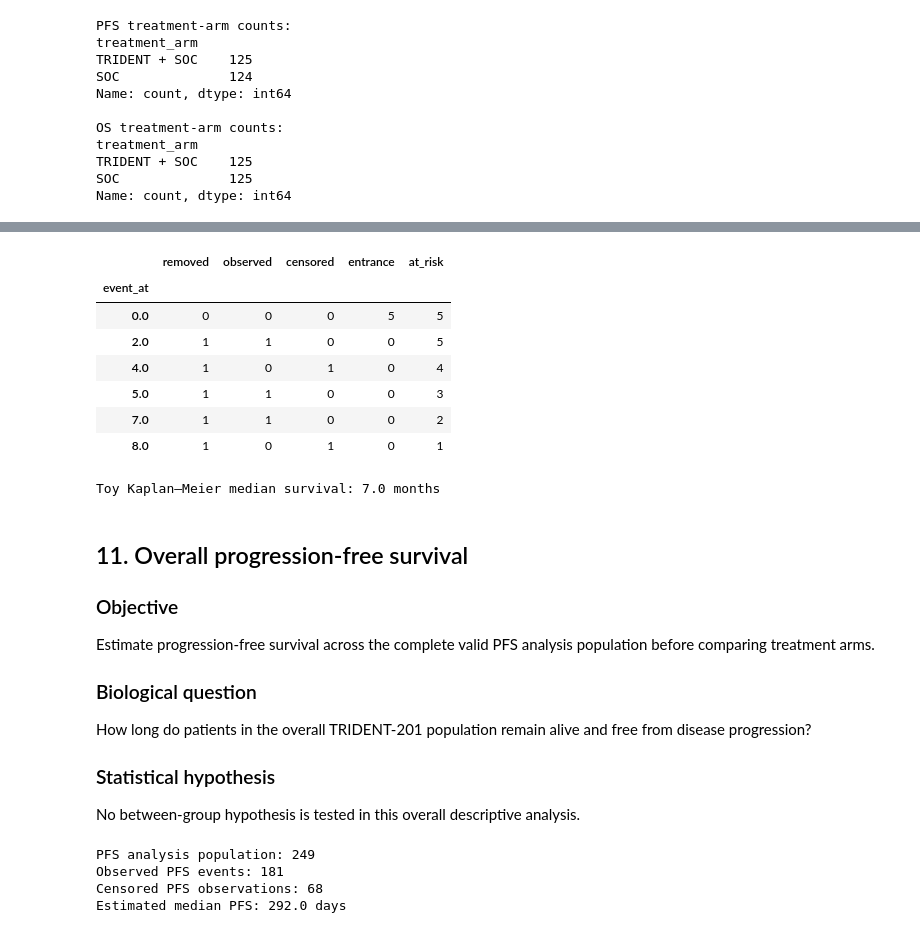
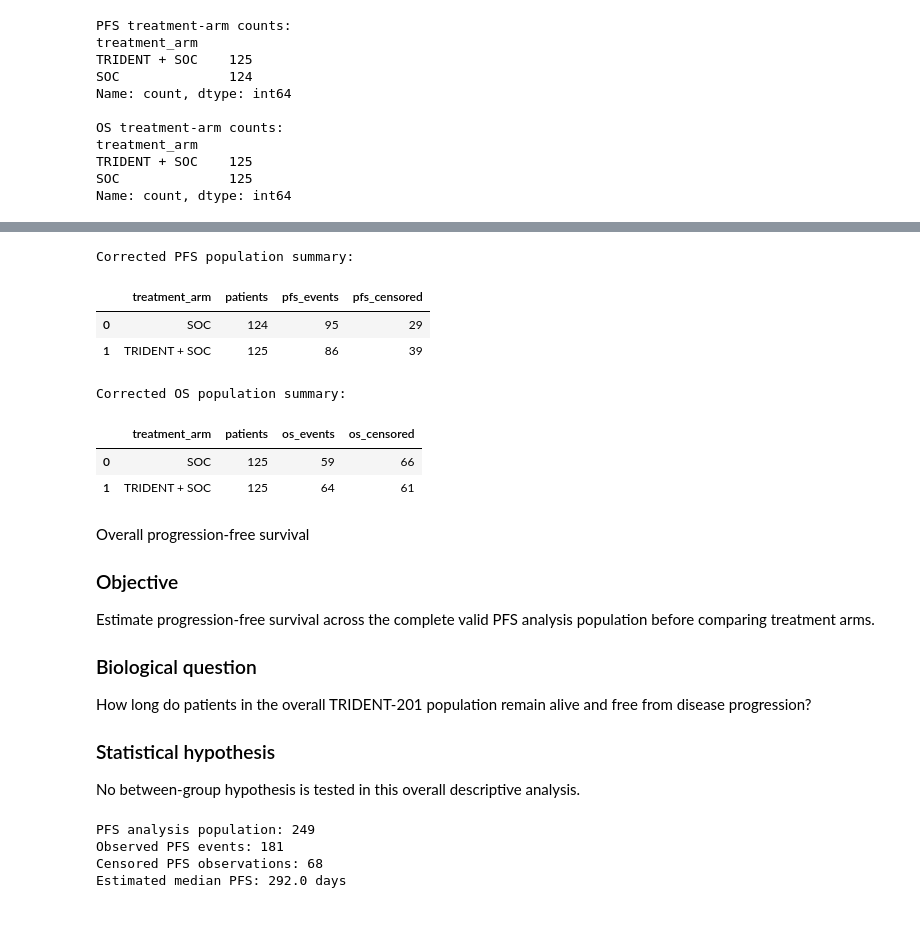
Before and after one commit to GoncaBulbulS/TRIDENT-201-translational-analysis, a Jupyter notebook: notebooks/06_survival_analysis.ipynb, the cells around one changed output, grey strips where cells are left out. Cells and saved outputs as stored; diff of their text form; code cells hidden in the pictures.

```diff
--- a/notebooks/06_survival_analysis.ipynb
+++ b/notebooks/06_survival_analysis.ipynb
@@ -587,33 +453,46 @@ Kaplan–Meier survival estimates:
-# %%
-# Objective: Inspect the risk sets, events, and censoring used in the toy estimate.
-
-# Display the internal event table created by KaplanMeierFitter.
-toy_event_table = toy_km.event_table.copy()
-
-display(toy_event_table)
-# %% [output]
-|  | removed | observed | censored | entrance | at_risk |
-| event_at |  |  |  |  |  |
-| 0.0 | 0 | 0 | 0 | 5 | 5 |
-| 2.0 | 1 | 1 | 0 | 0 | 5 |
-| 4.0 | 1 | 0 | 1 | 0 | 4 |
-| 5.0 | 1 | 1 | 0 | 0 | 3 |
-| 7.0 | 1 | 1 | 0 | 0 | 2 |
-| 8.0 | 1 | 0 | 1 | 0 | 1 |
-# %%
-# Objective: Retrieve the Kaplan–Meier median survival time for the toy example.
-
-toy_median_survival = toy_km.median_survival_time_
-
-print(
-    "Toy Kaplan–Meier median survival:",
-    toy_median_survival,
-    "months"
-)
-# %% [output]
-Toy Kaplan–Meier median survival: 7.0 months
+# %%
+# Objective: Recalculate PFS and OS event summaries after treatment-label standardization.
+
+# Recalculate the PFS population summary.
+pfs_population_summary = (
+    pfs_analysis_data
+    .groupby("treatment_arm")
+    .agg(
+        patients=("patient_id", "nunique"),
+        pfs_events=("pfs_event", "sum"),
+        pfs_censored=("pfs_event", lambda values: (values == 0).sum()),
+    )
+    .reset_index()
+)
+
+# Recalculate the OS population summary.
+os_population_summary = (
+    os_analysis_data
+    .groupby("treatment_arm")
+    .agg(
+        patients=("patient_id", "nunique"),
+        os_events=("os_event", "sum"),
+        os_censored=("os_event", lambda values: (values == 0).sum()),
+    )
+    .reset_index()
+)
+
+print("Corrected PFS population summary:")
+display(pfs_population_summary)
+
+print("\nCorrected OS population summary:")
+display(os_population_summary)
+# %% [output]
+Corrected PFS population summary:
+|  | treatment_arm | patients | pfs_events | pfs_censored |
+| 0 | SOC | 124 | 95 | 29 |
+| 1 | TRIDENT + SOC | 125 | 86 | 39 |
+Corrected OS population summary:
+|  | treatment_arm | patients | os_events | os_censored |
+| 0 | SOC | 125 | 59 | 66 |
+| 1 | TRIDENT + SOC | 125 | 64 | 61 |
 # %% [markdown]
- ## 11. Overall progression-free survival
+Overall progression-free survival
 
 ### Objective
 
```
Also changed, not shown: parts of 22 cells of this notebook.
